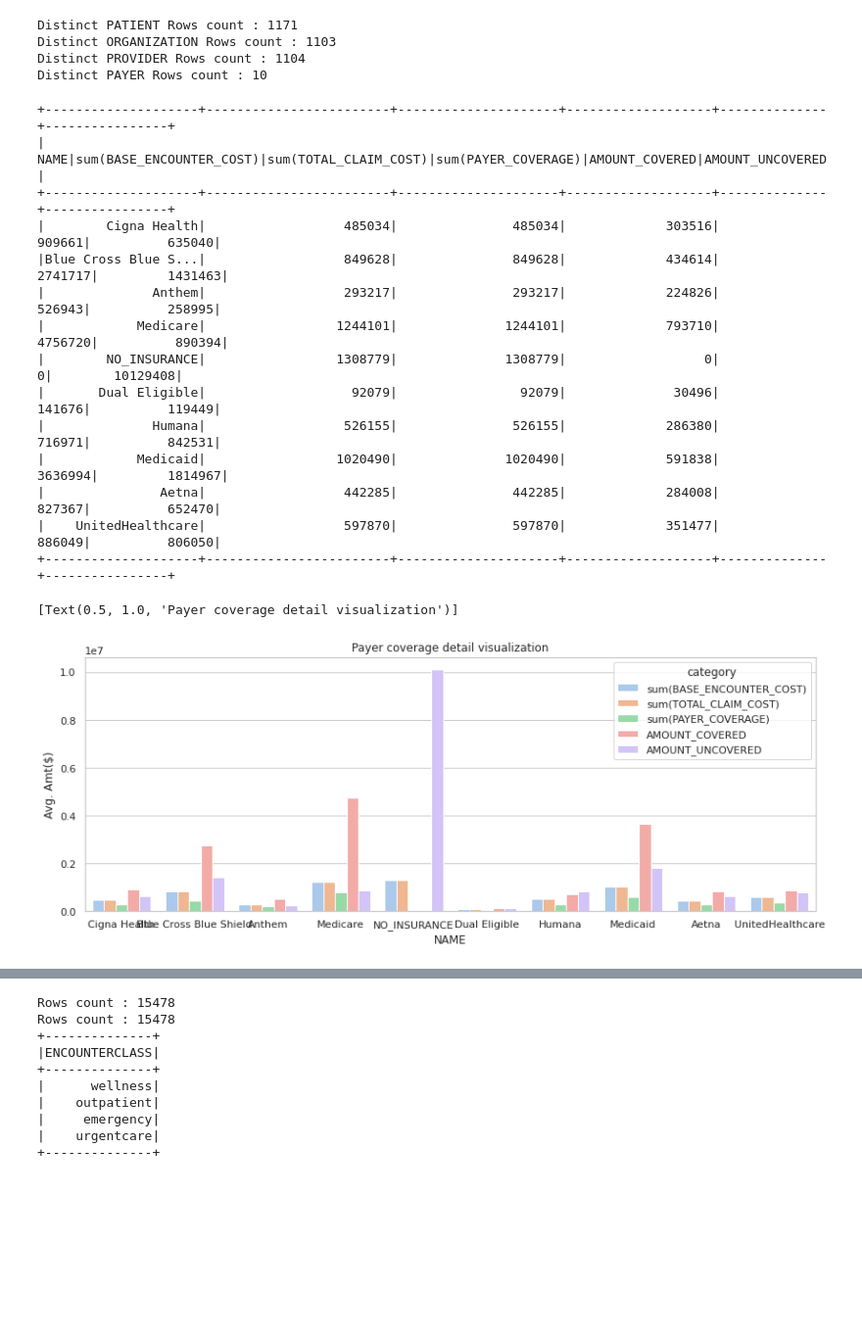
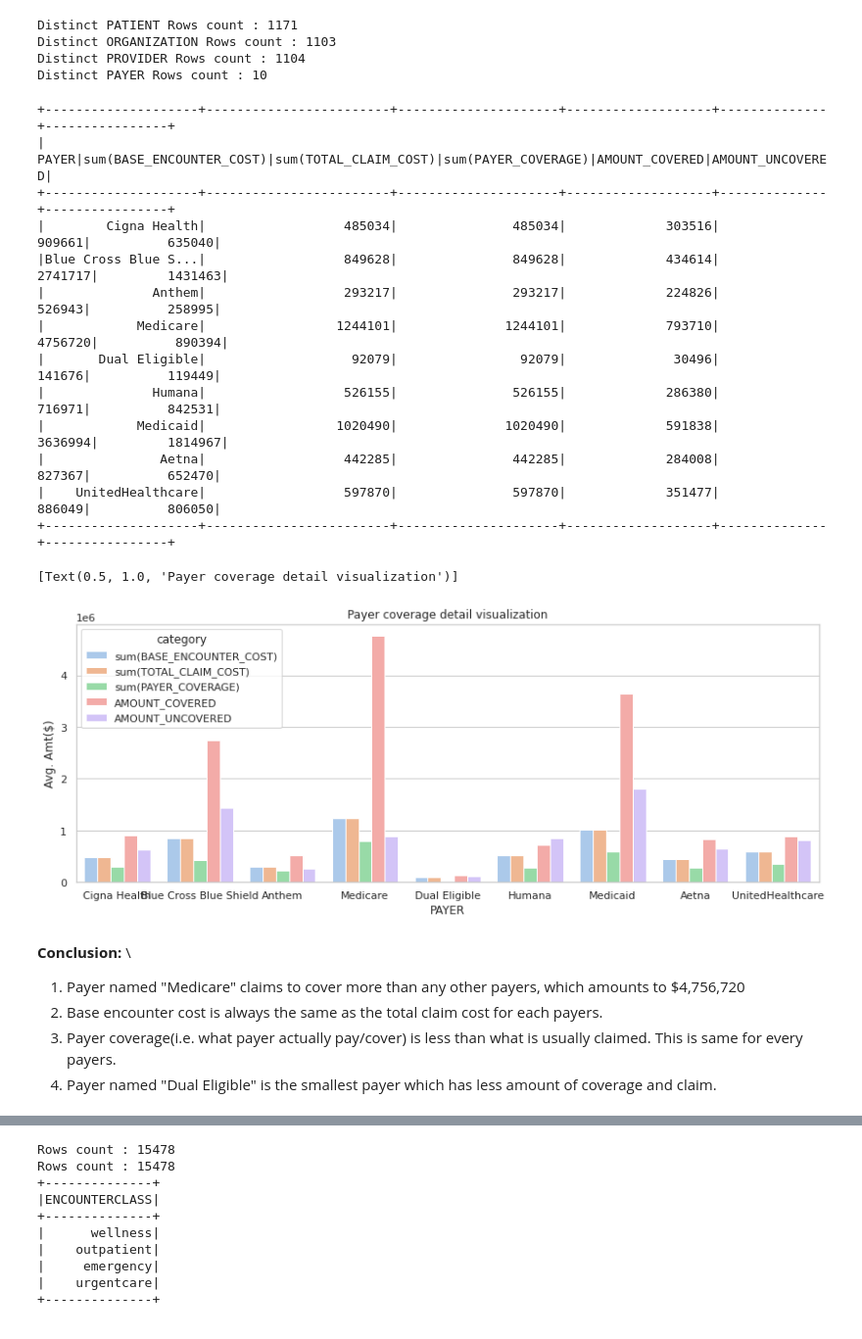
Before and after one commit to sunil-karki/EHR, a Jupyter notebook: WRL_EHR_1.ipynb, the cells around one changed output, grey strips where cells are left out. Shown at 98% size. Cells and saved outputs as stored; diff of their text form; code cells hidden in the pictures; blank space fills up the shorter version.

Commit message:
changes to payer details

```diff
--- a/WRL_EHR_1.ipynb
+++ b/WRL_EHR_1.ipynb
@@ -775,18 +776,18 @@ Distinct PAYER Rows count : 10
 # Finding payer coverage report
 payer_coverage_detail = pat_enc.groupBy("PAYER").sum("BASE_ENCOUNTER_COST", "TOTAL_CLAIM_COST", "PAYER_COVERAGE")
 payer_coverage_detail = payer_coverage_detail.join(df_pyr, trim(payer_coverage_detail.PAYER) == trim(df_pyr.PYR_ID))
-payer_coverage_detail = payer_coverage_detail.select("NAME", "sum(BASE_ENCOUNTER_COST)", "sum(TOTAL_CLAIM_COST)", "sum(PAYER_COVERAGE)", "AMOUNT_COVERED", "AMOUNT_UNCOVERED")
+payer_coverage_detail = payer_coverage_detail.select(col("NAME").alias("PAYER"), "sum(BASE_ENCOUNTER_COST)", "sum(TOTAL_CLAIM_COST)", "sum(PAYER_COVERAGE)", "AMOUNT_COVERED", "AMOUNT_UNCOVERED") \
+                                             .filter("PAYER != 'NO_INSURANCE'")
 # "REVENUE")
 payer_coverage_detail.show()
 # %% [output]
 +--------------------+------------------------+---------------------+-------------------+--------------+----------------+
-|                NAME|sum(BASE_ENCOUNTER_COST)|sum(TOTAL_CLAIM_COST)|sum(PAYER_COVERAGE)|AMOUNT_COVERED|AMOUNT_UNCOVERED|
+|               PAYER|sum(BASE_ENCOUNTER_COST)|sum(TOTAL_CLAIM_COST)|sum(PAYER_COVERAGE)|AMOUNT_COVERED|AMOUNT_UNCOVERED|
 +--------------------+------------------------+---------------------+-------------------+--------------+----------------+
 |        Cigna Health|                  485034|               485034|             303516|        909661|          635040|
 |Blue Cross Blue S...|                  849628|               849628|             434614|       2741717|         1431463|
 |              Anthem|                  293217|               293217|             224826|        526943|          258995|
 |            Medicare|                 1244101|              1244101|             793710|       4756720|          890394|
-|        NO_INSURANCE|                 1308779|              1308779|                  0|             0|        10129408|
 |       Dual Eligible|                   92079|                92079|              30496|        141676|          119449|
 |              Humana|                  526155|               526155|             286380|        716971|          842531|
 |            Medicaid|                 1020490|              1020490|             591838|       3636994|         1814967|
@@ -796,11 +797,18 @@ payer_coverage_detail.show()
 # %%
 pd_temp_RDD = payer_coverage_detail.toPandas()
 
 # Barplot for Payer coverage detail visualization
-sns.barplot(data=pd_temp_RDD.melt(id_vars='NAME',
+sns.barplot(data=pd_temp_RDD.melt(id_vars='PAYER',
                                   value_name='Avg. Amt($)', var_name='category'),
-            x='NAME', y='Avg. Amt($)', hue='category')  \
+            x='PAYER', y='Avg. Amt($)', hue='category')  \
             .set(title='Payer coverage detail visualization')
 # %% [output]
 [Text(0.5, 1.0, 'Payer coverage detail visualization')]
-[figure, old version]
+[figure, new version]
+# %% [markdown]
+**Conclusion:**
+\
+1. Payer named "Medicare" claims to cover more than any other payers, which amounts to $4,756,720
+2. Base encounter cost is always the same as the total claim cost for each payers.
+3. Payer coverage(i.e. what payer actually pay/cover) is less than what is usually claimed. This is same for every payers.
+4. Payer named "Dual Eligible" is the smallest payer which has less amount of coverage and claim.
```
Also changed, not shown: parts of 4 cells of this notebook.
